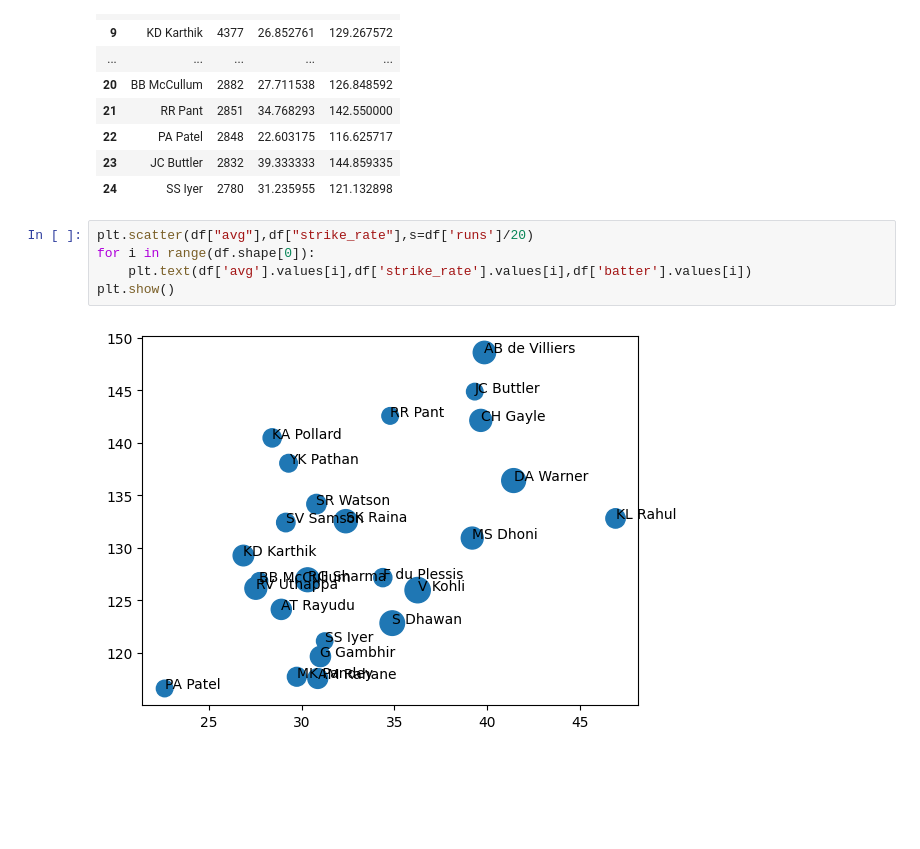
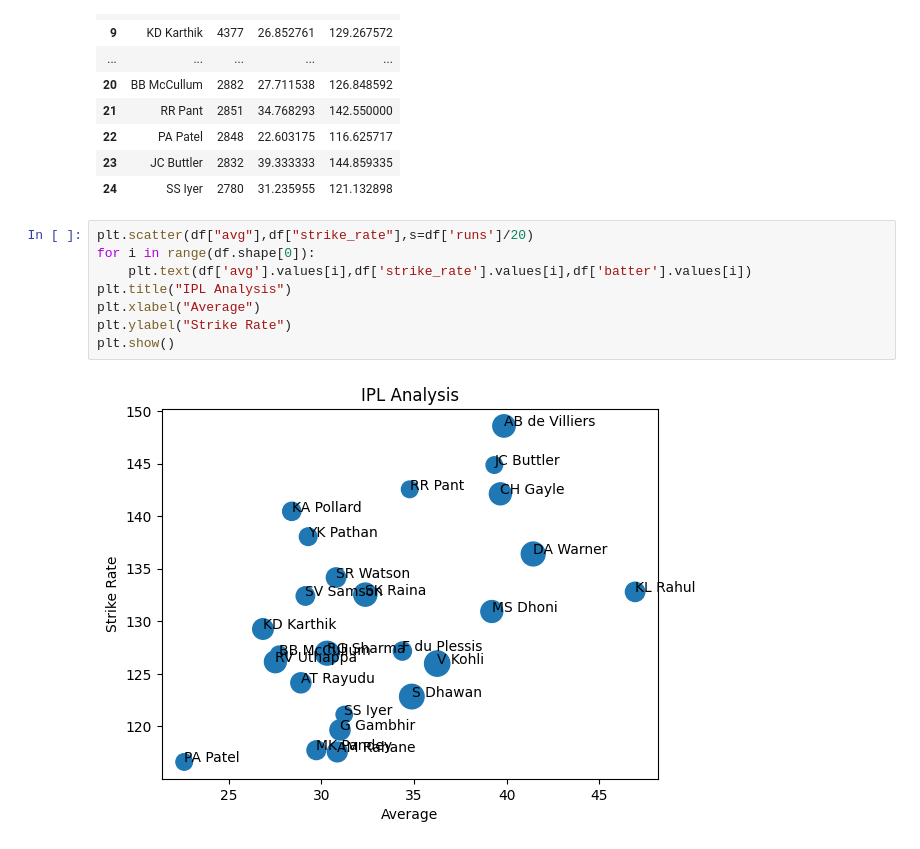
Before and after one commit to Rudra18GTHB/Codes, a Jupyter notebook: Visualization/Exp7.ipynb, the cells around one changed output. Drawn from its saved outputs; the diff is of its cells as text; blank space fills up the shorter version.

```diff
--- a/Visualization/Exp7.ipynb
+++ b/Visualization/Exp7.ipynb
@@ -64,7 +64,10 @@ df
 # %%
 plt.scatter(df["avg"],df["strike_rate"],s=df['runs']/20)
 for i in range(df.shape[0]):
     plt.text(df['avg'].values[i],df['strike_rate'].values[i],df['batter'].values[i])
+plt.title("IPL Analysis")
+plt.xlabel("Average")
+plt.ylabel("Strike Rate")
 plt.show()
 # %% [output]
-[figure, old version]
+[figure, new version]
```
Also changed, not shown: parts of 2 cells of this notebook.
